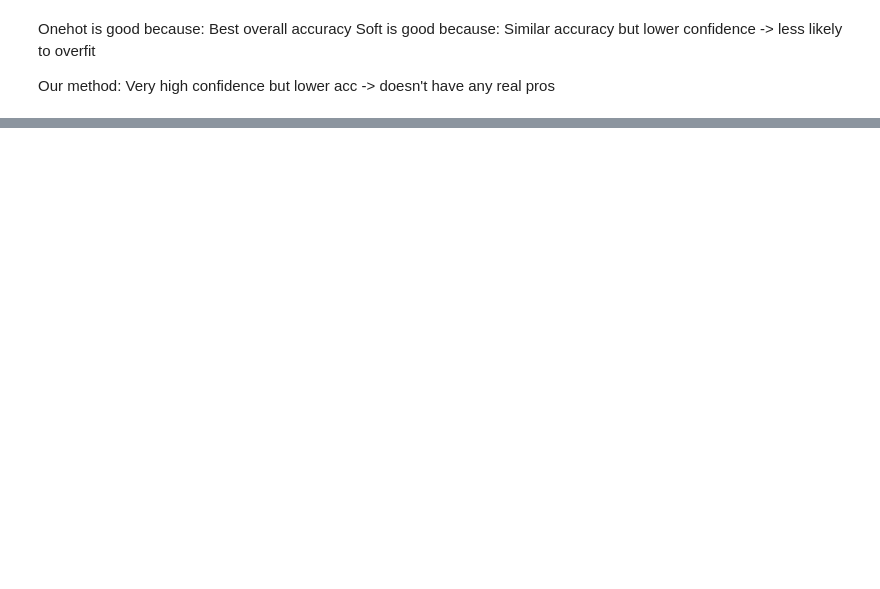
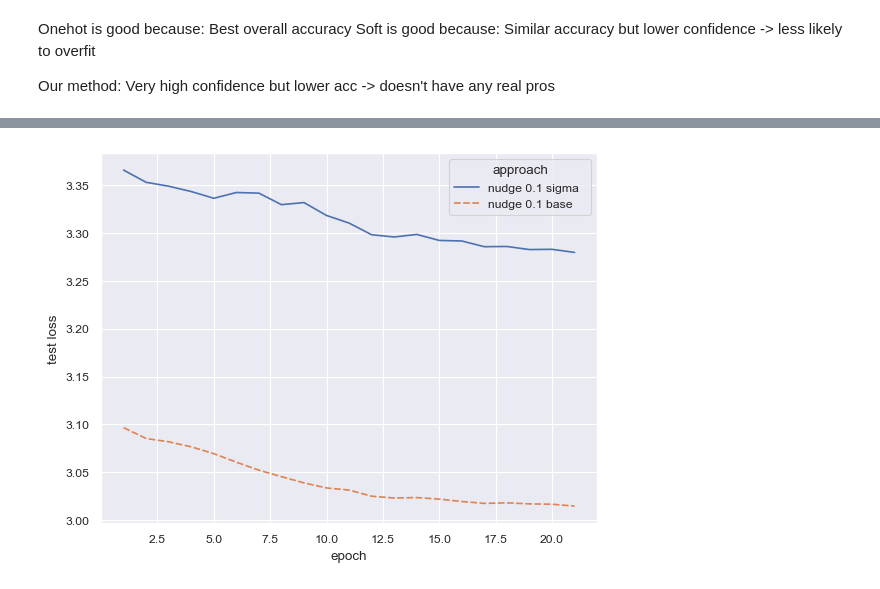
Before and after one commit to Zitronekoma30/nc-target-values, a Jupyter notebook: graphs/vis.ipynb, the cells around one changed output, grey strips where cells are left out. Cells and saved outputs as stored; diff of their text form; code cells hidden in the pictures; blank space fills up the shorter version.

```diff
--- a/graphs/vis.ipynb
+++ b/graphs/vis.ipynb
@@ -106,0 +126,14 @@ Our method: Very high confidence but lower acc -> doesn't have any real pros
+# %%
+df = pd.read_csv("./data/loss.csv")
+
+df = strip_maxmin(df)
+df.head()
+
+df = pd.melt(df, id_vars=["epoch"], var_name="approach", value_name="test loss")
+df = df[df["approach"].str.contains("test")]
+
+df["approach"] = df["approach"].str.replace("- test loss", "")
+
+sns.lineplot(data=df[(df["approach"].str.contains("nudge"))], x="epoch", y="test loss", style="approach", hue="approach")
+#df.head()
+# %% [output]
@@ -106,0 +141 @@ Our method: Very high confidence but lower acc -> doesn't have any real pros
+[figure, added]
```
Also changed, not shown: parts of 6 cells of this notebook, 3 other files.
